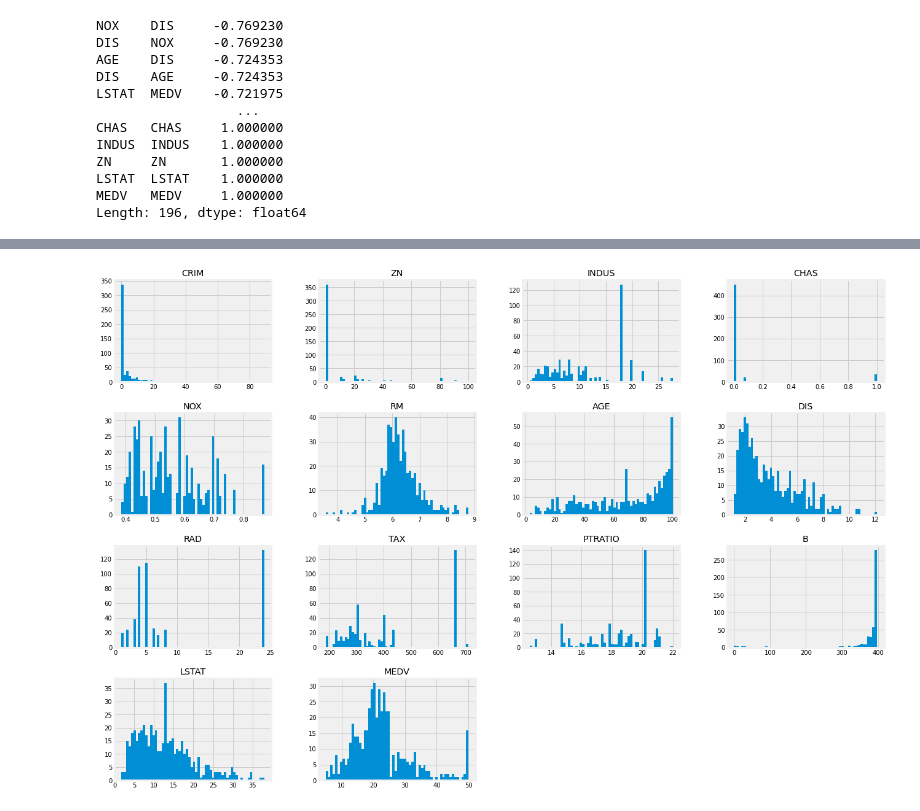
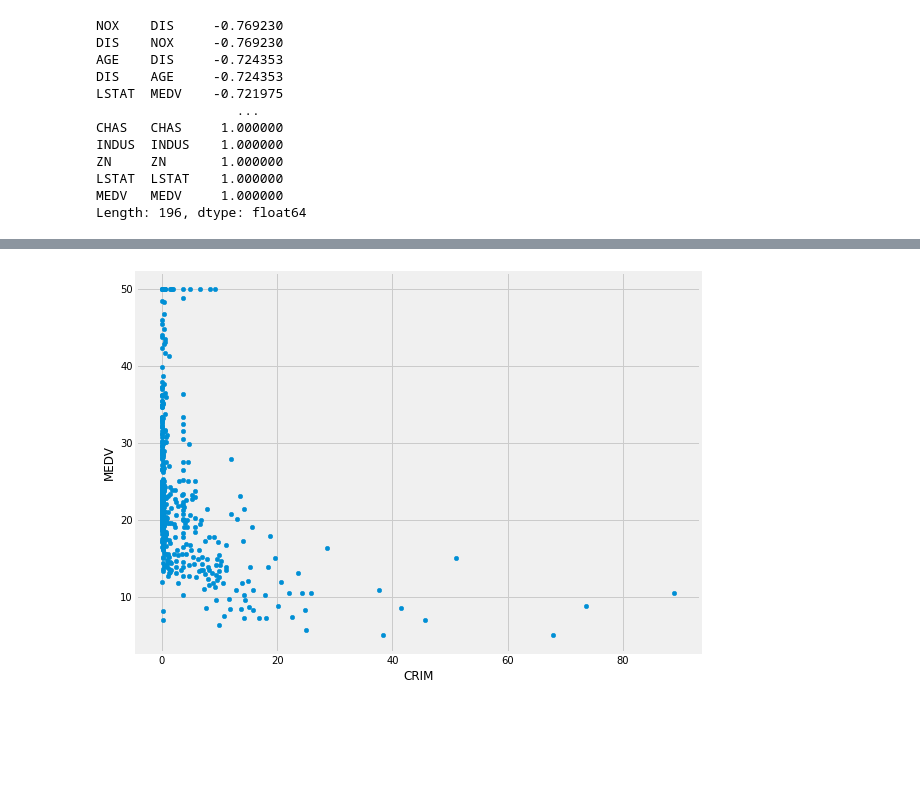
Before and after one commit to kristinkx/Python_Projects, a Jupyter notebook: Boston_Housing.ipynb, the cells around one changed output, grey strips where cells are left out. Saved outputs shown, nothing was run; the diff lists cells and outputs as text; code cells hidden in the pictures; blank space fills up the shorter version.

```diff
--- a/Boston_Housing.ipynb
+++ b/Boston_Housing.ipynb
@@ -351,6 +418,4 @@ dtype: float64
-# %%
-# plotting histogram
-
-boston.hist(bins=60, figsize=(20, 15));
-# %% [output]
-[figure, removed]
+# %%
+boston.plot.scatter(x='CRIM', y='MEDV', figsize=(9,7));
+# %% [output]
+[figure, added]
```
Also changed, not shown: parts of 24 cells of this notebook.
